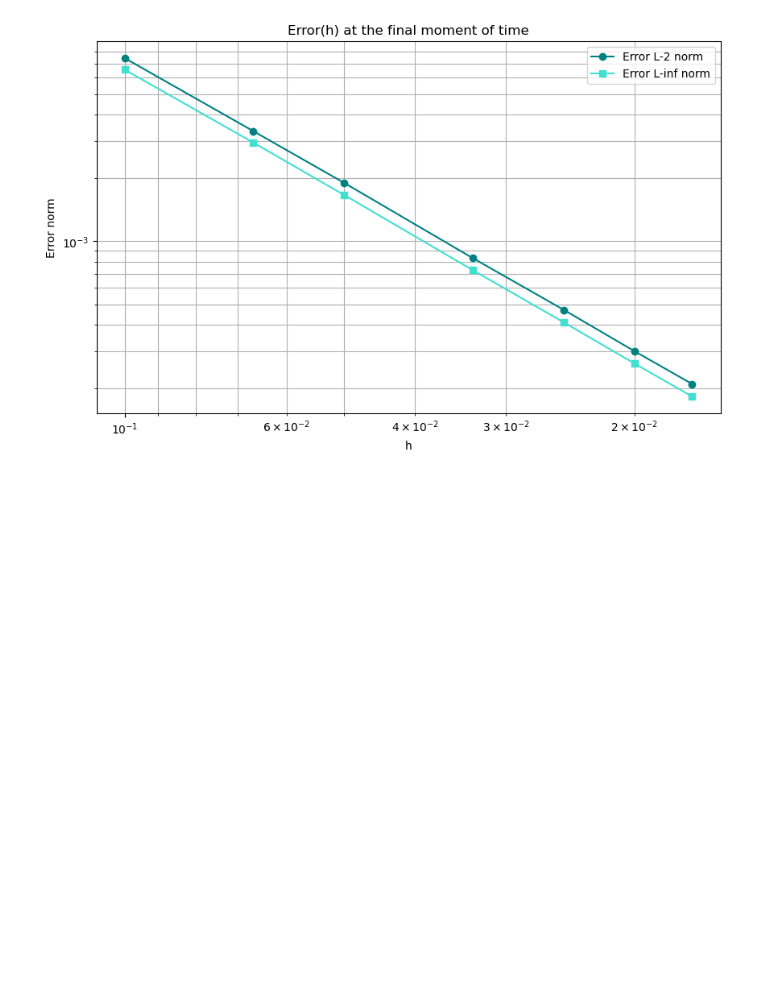
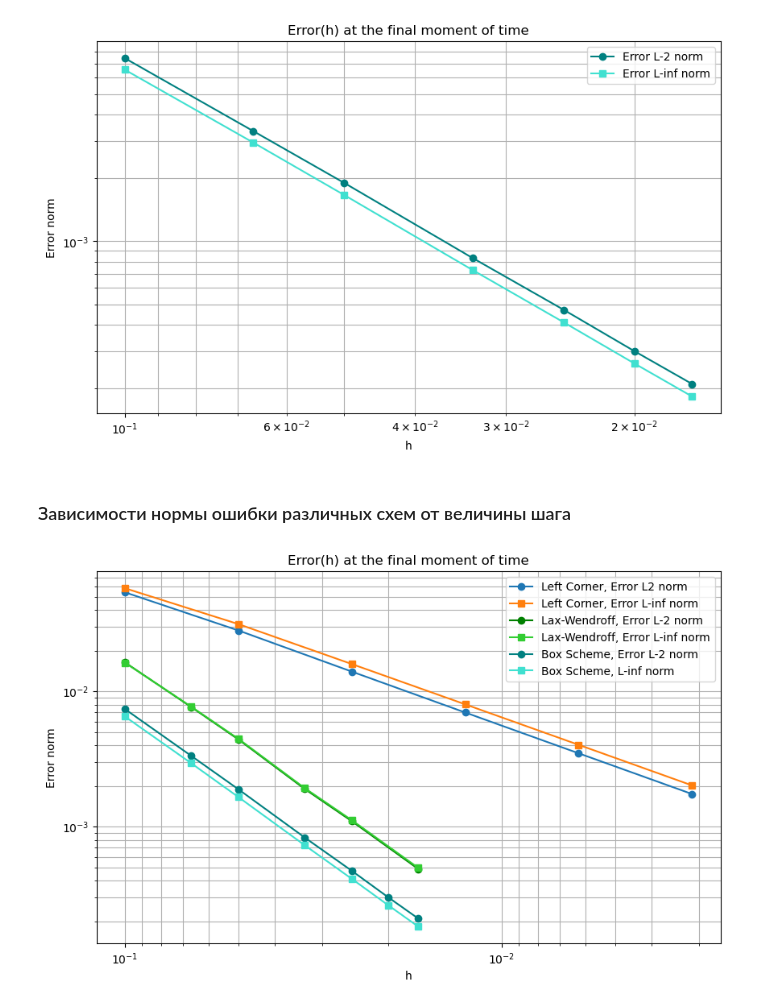
Before and after one commit to IvanLikhodievskiy/Computational-mathematics, a Jupyter notebook: Lab 11.ipynb, the cells around one changed output. Drawn from its saved outputs; the diff is of its cells as text; code cells hidden in the pictures; blank space fills up the shorter version.

```diff
--- a/Lab 11.ipynb
+++ b/Lab 11.ipynb
@@ -474,3 +438,25 @@ plt.show()
 # %% [output]
 [figure]
 [figure]
+# %% [markdown]
+### Зависимости нормы ошибки различных схем от величины шага
+# %%
+plt.figure(figsize=(10, 6))
+plt.loglog(h_steps_np, l2_errors_np, 'o-', label='Left Corner, Error L2 norm')
+plt.loglog(h_steps_np, linf_errors_np, 's-', label='Left Corner, Error L-inf norm')
+
+plt.loglog(h_steps_lw_np, l2_errors_lw_np, 'o-', color='green', label='Lax-Wendroff, Error L-2 norm')
+plt.loglog(h_steps_lw_np, linf_errors_lw_np, 's-', color='limegreen', label='Lax-Wendroff, Error L-inf norm')
+
+plt.loglog(h_steps_box_np, l2_errors_box_np, 'o-', color='teal', label='Box Scheme, Error L-2 norm')
+plt.loglog(h_steps_box_np, linf_errors_box_np, 's-', color='turquoise', label='Box Scheme, L-inf norm')
+
+plt.xlabel('h')
+plt.ylabel('Error norm')
+plt.title('Error(h) at the final moment of time')
+plt.legend()
+plt.grid(True, which="both", ls="-")
+plt.gca().invert_xaxis()
+plt.show()
+# %% [output]
+[figure, added]
```
Also changed, not shown: parts of 3 cells of this notebook.
